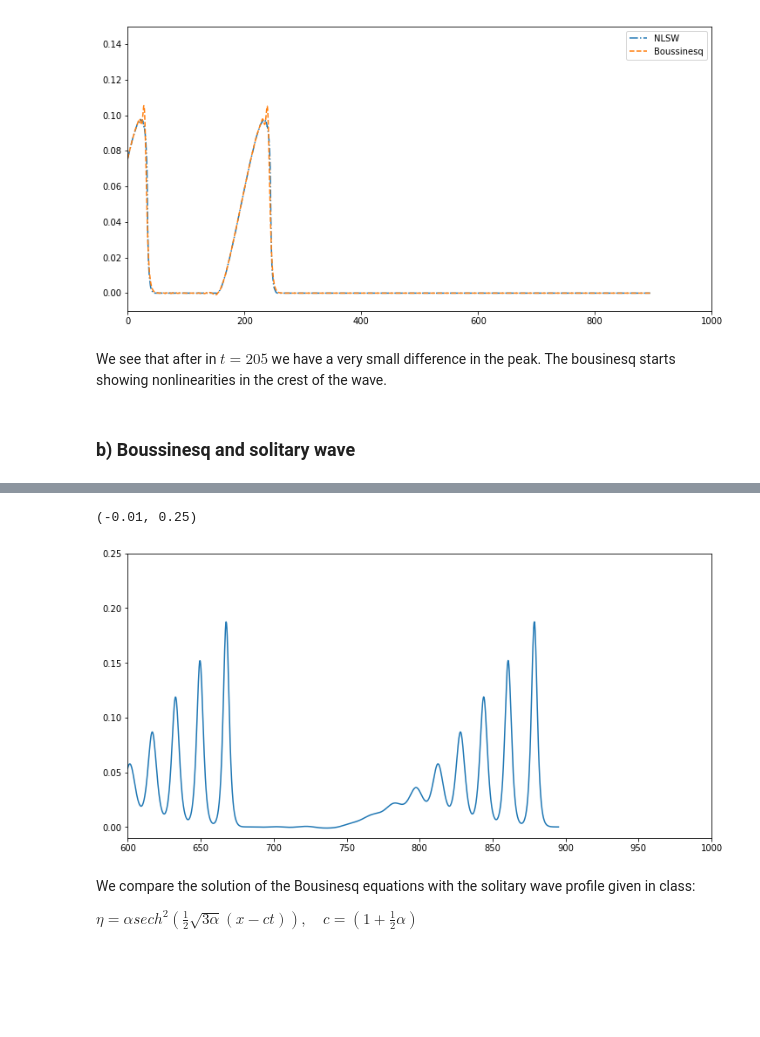
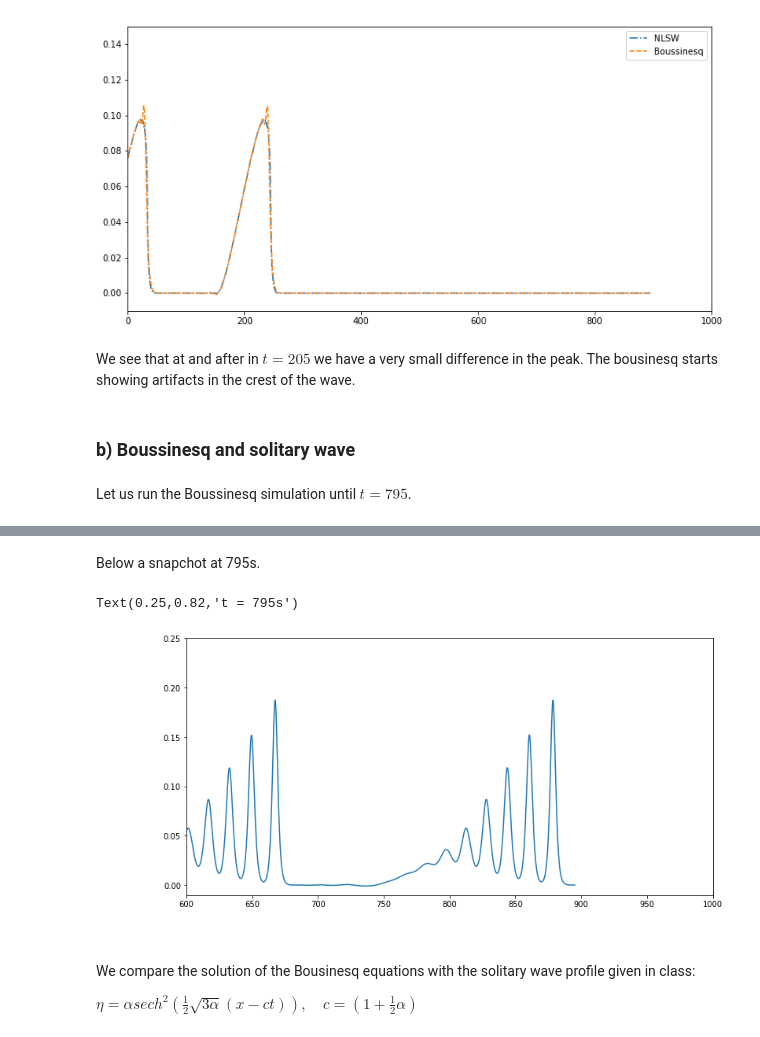
Before and after one commit to Reyna-RT/MEK9320, a Jupyter notebook: Second Assignment results.ipynb, the cells around one changed output, grey strips where cells are left out. Cells and saved outputs as stored; diff of their text form; code cells hidden in the pictures; blank space fills up the shorter version.

Commit message:
Text added to problem 5, shall there be a normal initial wave in subproblem 5c, rather than a solitary wave?

```diff
--- a/Second Assignment results.ipynb
+++ b/Second Assignment results.ipynb
@@ -843,23 +885,28 @@ plt.legend()
 <matplotlib.legend.Legend at 0x...>
 [figure]
 # %% [markdown]
-We see that after in $t=205$ we have a very small difference in the peak. The bousinesq starts showing nonlinearities in the crest of the wave.
+We see that at and after in $t=205$ we have a very small difference in the peak. The bousinesq starts showing artifacts in the crest of the wave.
 # %% [markdown]
 ### b) Boussinesq and solitary wave
+# %% [markdown]
+Let us run the Boussinesq simulation until $t=795$.
 # %%
 # call the animator. blit=True means only re-draw the parts that have changed.
 anim = animation.FuncAnimation(fig, animate, frames=np.arange(205,800,10),init_func=init, interval=150, blit=False)
 HTML(anim.to_html5_video())
 # %% [output]
 [interactive output not drawn]
+# %% [markdown]
+Below a snapchot at 795s.
 # %%
 fig1 = plt.figure(figsize=(12, 6))
 ax1 = fig1.add_subplot(1, 1,1)
 b = np.loadtxt('flat_results/bores-bous/eta795',unpack=True)
 plt.plot(b[0],b[1])
 plt.xlim(600,1000)
 plt.ylim(-0.01,0.25)
+plt.annotate('t = 795s', xy=(0.25,0.82))
 # %% [output]
-(-0.01, 0.25)
+Text(0.25,0.82,'t = 795s')
-[figure, old version]
+[figure, new version]
 # %%
```
Also changed, not shown: parts of 18 cells of this notebook.
